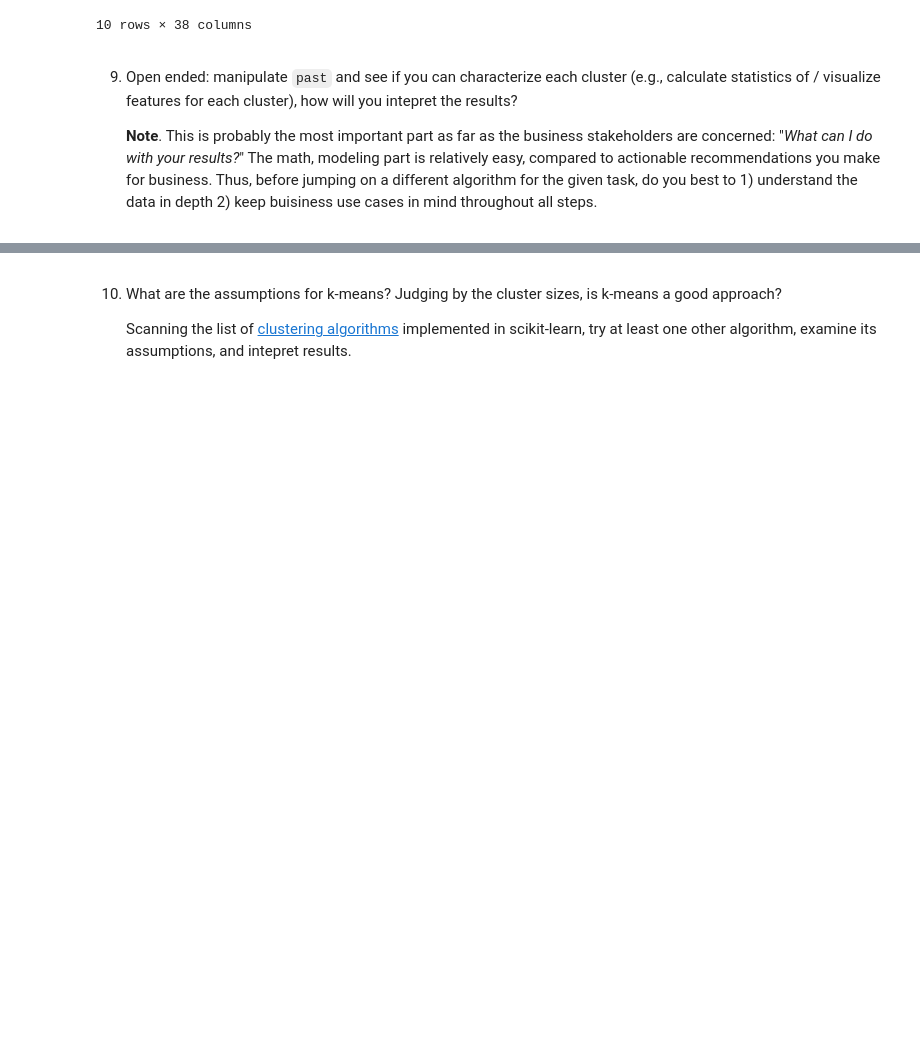
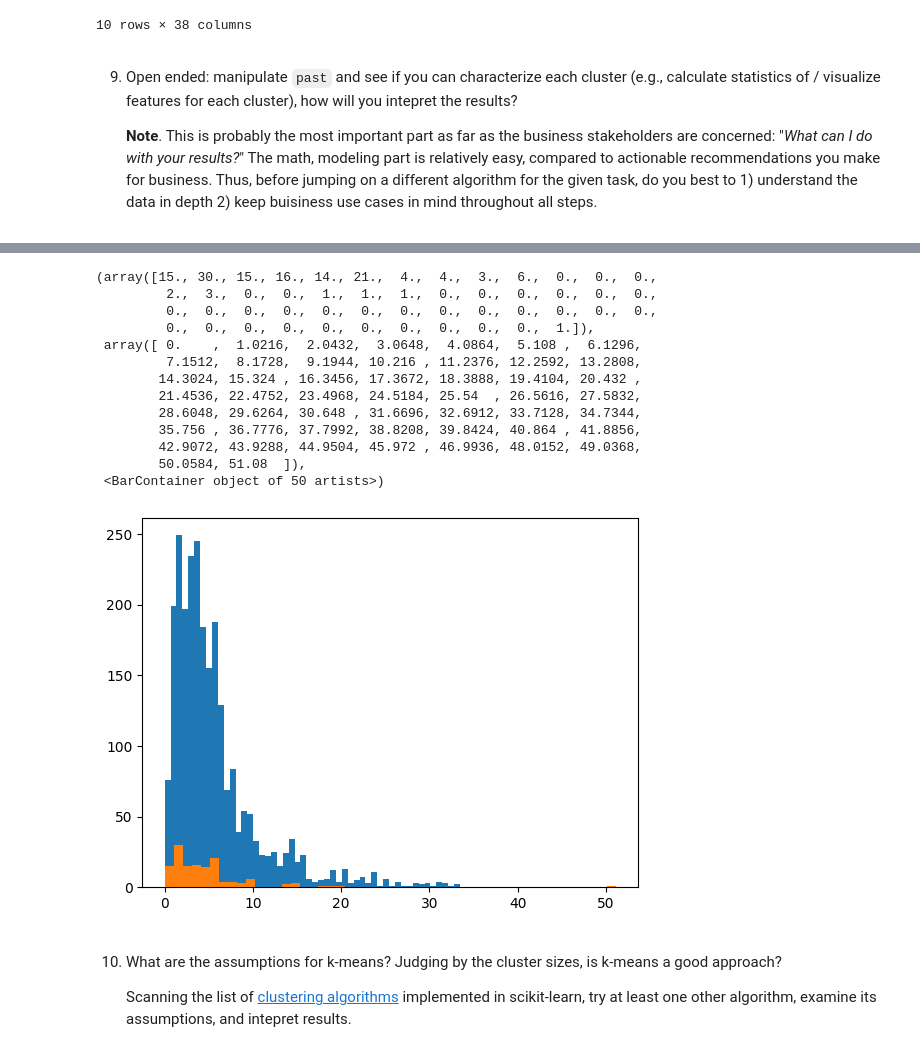
Before and after one commit to happinessbaby/FourthBrain, a Jupyter notebook: assignments/week-08-unsupervised-ml/nb/new-product-launch.ipynb, the cells around one changed output, grey strips where cells are left out. Drawn from its saved outputs; the diff is of its cells as text; code cells hidden in the pictures; blank space fills up the shorter version.

```diff
--- a/assignments/week-08-unsupervised-ml/nb/new-product-launch.ipynb
+++ b/assignments/week-08-unsupervised-ml/nb/new-product-launch.ipynb
@@ -287,2 +310,3 @@ past.head(10)
 # %%
-# YOUR CODE HERE
+cluster_zero = past[past["cluster_pca"] == 0]
+cluster_zero.describe()
@@ -288,0 +324,3 @@ past.head(10)
+# %%
+cluster_one = past[past["cluster_pca"]==1]
+cluster_one.describe()
@@ -289,3 +352,21 @@ past.head(10)
+# %%
+plt.hist(cluster_zero.maxPrice, 50)
+plt.hist(cluster_one.maxPrice, 50)
+# %% [output]
+(array([15., 30., 15., 16., 14., 21.,  4.,  4.,  3.,  6.,  0.,  0.,  0.,
+         2.,  3.,  0.,  0.,  1.,  1.,  1.,  0.,  0.,  0.,  0.,  0.,  0.,
+         0.,  0.,  0.,  0.,  0.,  0.,  0.,  0.,  0.,  0.,  0.,  0.,  0.,
+         0.,  0.,  0.,  0.,  0.,  0.,  0.,  0.,  0.,  0.,  1.]),
+ array([ 0.    ,  1.0216,  2.0432,  3.0648,  4.0864,  5.108 ,  6.1296,
+         7.1512,  8.1728,  9.1944, 10.216 , 11.2376, 12.2592, 13.2808,
+        14.3024, 15.324 , 16.3456, 17.3672, 18.3888, 19.4104, 20.432 ,
+        21.4536, 22.4752, 23.4968, 24.5184, 25.54  , 26.5616, 27.5832,
+        28.6048, 29.6264, 30.648 , 31.6696, 32.6912, 33.7128, 34.7344,
+        35.756 , 36.7776, 37.7992, 38.8208, 39.8424, 40.864 , 41.8856,
+        42.9072, 43.9288, 44.9504, 45.972 , 46.9936, 48.0152, 49.0368,
+        50.0584, 51.08  ]),
+ <BarContainer object of 50 artists>)
+[figure, added]
 # %% [markdown]
 10. What are the assumptions for k-means? Judging by the cluster sizes, is k-means a good approach?
 
```
Also changed, not shown: parts of 33 cells of this notebook, 1 other file.
